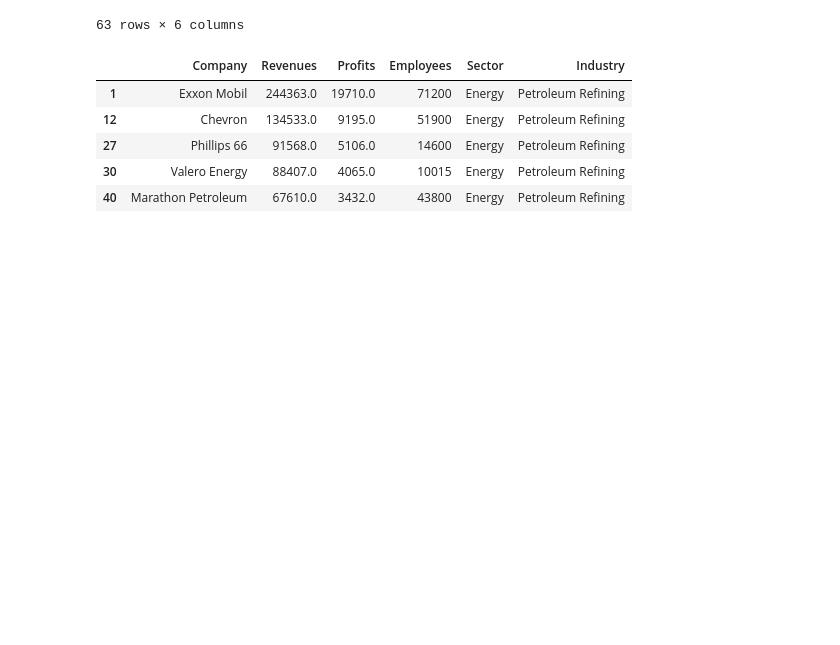
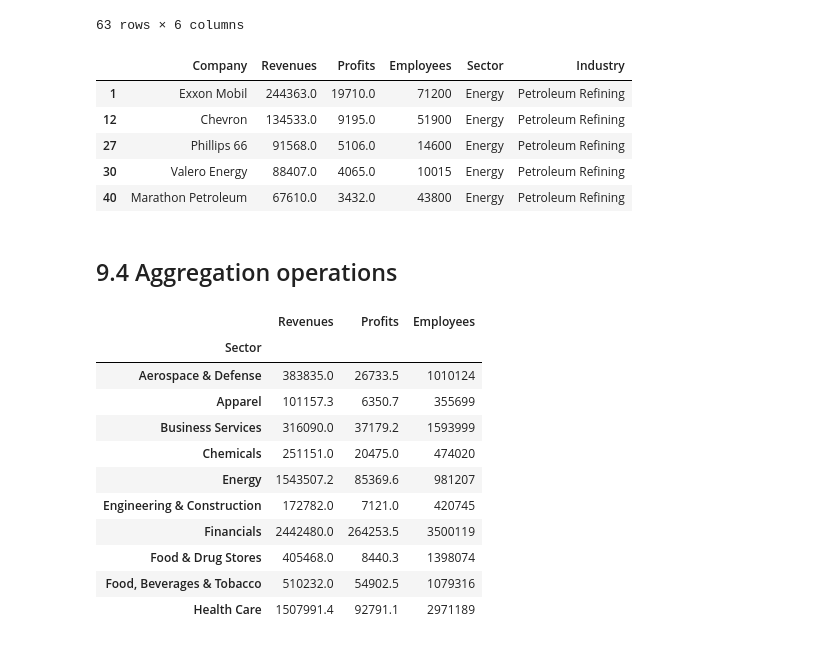
Before and after one commit to ljyGmail/pandas_in_action, a Jupyter notebook: ch09_the_groupby_object.ipynb, the cells around one changed output. Cells and saved outputs as stored; diff of their text form; code cells hidden in the pictures; blank space fills up the shorter version.

Commit message:
9.4 aggregate operations

```diff
--- a/ch09_the_groupby_object.ipynb
+++ b/ch09_the_groupby_object.ipynb
@@ -283,3 +283,20 @@ sectors.get_group("Energy").head()
 | 27 | Phillips 66 | 91568.0 | 5106.0 | 14600 | Energy | Petroleum Refining |
 | 30 | Valero Energy | 88407.0 | 4065.0 | 10015 | Energy | Petroleum Refining |
 | 40 | Marathon Petroleum | 67610.0 | 3432.0 | 43800 | Energy | Petroleum Refining |
+# %% [markdown]
+## 9.4 Aggregation operations
+# %%
+sectors.sum(numeric_only=True).head(10)
+# %% [output]
+|  | Revenues | Profits | Employees |
+| Sector |  |  |  |
+| Aerospace & Defense | 383835.0 | 26733.5 | 1010124 |
+| Apparel | 101157.3 | 6350.7 | 355699 |
+| Business Services | 316090.0 | 37179.2 | 1593999 |
+| Chemicals | 251151.0 | 20475.0 | 474020 |
+| Energy | 1543507.2 | 85369.6 | 981207 |
+| Engineering & Construction | 172782.0 | 7121.0 | 420745 |
+| Financials | 2442480.0 | 264253.5 | 3500119 |
+| Food & Drug Stores | 405468.0 | 8440.3 | 1398074 |
+| Food, Beverages & Tobacco | 510232.0 | 54902.5 | 1079316 |
+| Health Care | 1507991.4 | 92791.1 | 2971189 |
```
Also changed, not shown: parts of 10 cells of this notebook.
